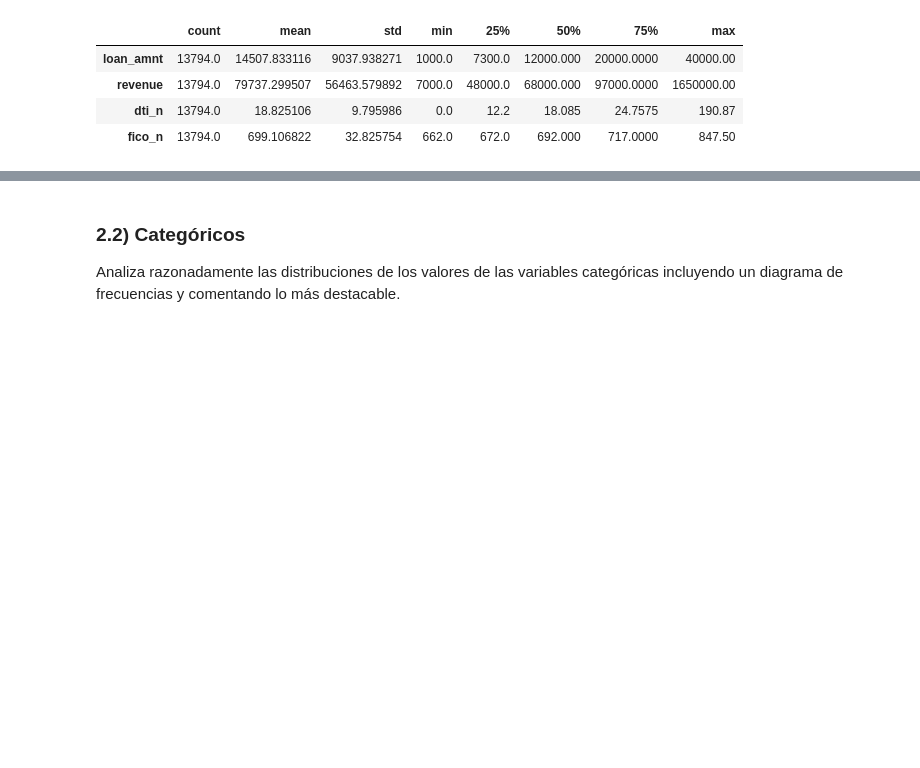
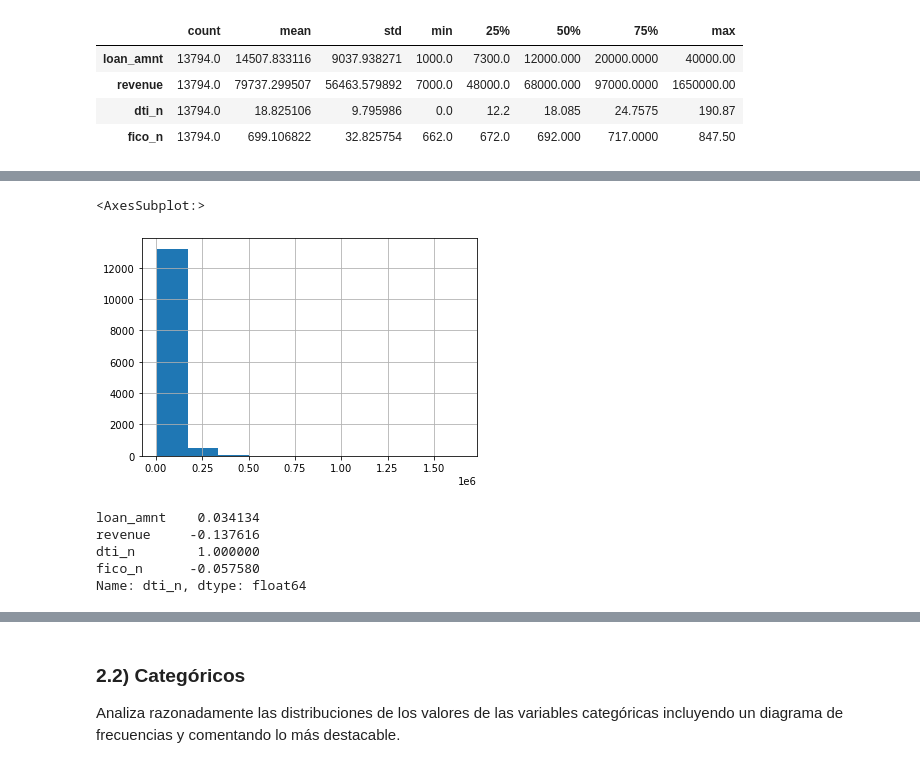
Before and after one commit to Carlanganas98/IA2, a Jupyter notebook: P1_clustering_enunciado.ipynb, the cells around one changed output, grey strips where cells are left out. Cells and saved outputs as stored; diff of their text form; code cells hidden in the pictures; blank space fills up the shorter version.

```diff
--- a/P1_clustering_enunciado.ipynb
+++ b/P1_clustering_enunciado.ipynb
@@ -88,0 +122,5 @@ los prestamos dados serán "Buen préstamo", como mínimo "Crédito aceptable" o
+# %%
+df.revenue.hist()
+# %% [output]
+<AxesSubplot:>
+[figure, added]
@@ -88,0 +131,8 @@ los prestamos dados serán "Buen préstamo", como mínimo "Crédito aceptable" o
+# %%
+correl['dti_n']
+# %% [output]
+loan_amnt    0.034134
+revenue     -0.137616
+dti_n        1.000000
+fico_n      -0.057580
+Name: dti_n, dtype: float64
```
Also changed, not shown: parts of 34 cells of this notebook.
